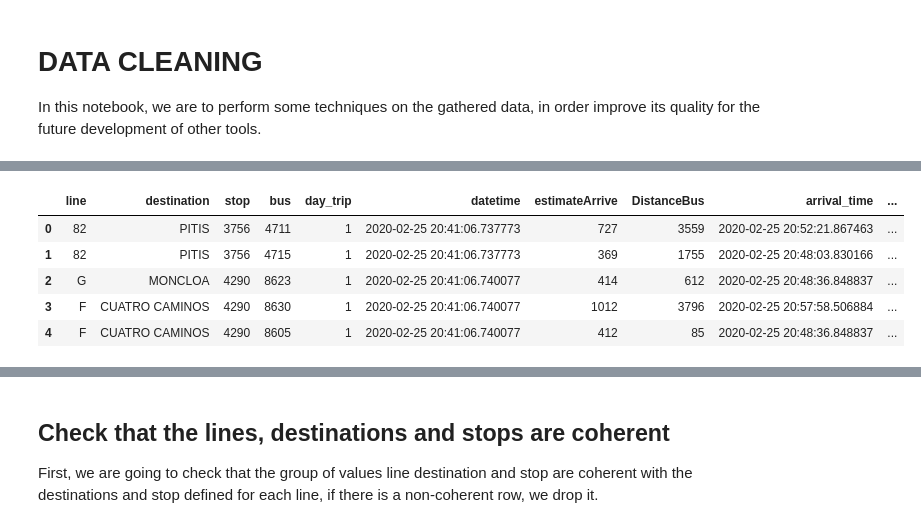
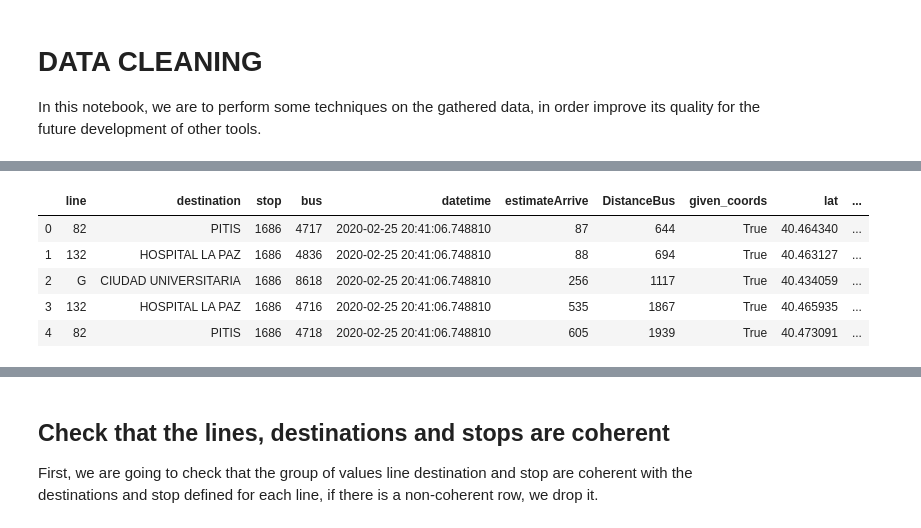
Before and after one commit to Catedra-Cabify-ETSIT-UPM/EMTUrbanBuses_Notebooks, a Jupyter notebook: Data_Cleaning.ipynb, the cells around one changed output, grey strips where cells are left out. Cells and saved outputs as stored; diff of their text form; code cells hidden in the pictures.

```diff
--- a/Data_Cleaning.ipynb
+++ b/Data_Cleaning.ipynb
@@ -19,31 +19,30 @@ INFO: Pandarallel will run on 4 workers.
 INFO: Pandarallel will use Memory file system to transfer data between the main process and workers.
 # %%
 # We load the dataset with the preprocessed arrival_times
-buses_data_at = pd.read_csv('../buses_data_arrival_times.csv',
+buses_data_at = pd.read_csv('../../flash/EMTBuses/buses_data.csv',
     dtype={
         'line': 'str',
         'destination': 'str',
         'stop': 'uint16',
         'bus': 'uint16',
         'day_trip': 'uint16',
         'given_coords': 'bool',
         'pos_in_burst':'uint16',
         'estimateArrive': 'int32',
         'DistanceBus': 'int32',
         'request_time': 'int32',
         'lat':'float32',
         'lon':'float32'
     }
-)[['line','destination','stop','bus','day_trip','datetime','estimateArrive','DistanceBus','arrival_time','given_coords','lat','lon']]
+)[['line','destination','stop','bus','datetime','estimateArrive','DistanceBus','given_coords','lat','lon']]
 
 #Parse the dates
 buses_data_at['datetime'] = pd.to_datetime(buses_data_at['datetime'], format='%Y-%m-%d %H:%M:%S.%f')
-buses_data_at['arrival_time'] = pd.to_datetime(buses_data_at['arrival_time'], format='%Y-%m-%d %H:%M:%S.%f')
 buses_data_at.head()
 # %% [output]
-|  | line | destination | stop | bus | day_trip | datetime | estimateArrive | DistanceBus | arrival_time | ... |
-| 0 | 82 | PITIS | 3756 | 4711 | 1 | 2020-02-25 20:41:06.737773 | 727 | 3559 | 2020-02-25 20:52:21.867463 | ... |
-| 1 | 82 | PITIS | 3756 | 4715 | 1 | 2020-02-25 20:41:06.737773 | 369 | 1755 | 2020-02-25 20:48:03.830166 | ... |
-| 2 | G | MONCLOA | 4290 | 8623 | 1 | 2020-02-25 20:41:06.740077 | 414 | 612 | 2020-02-25 20:48:36.848837 | ... |
-| 3 | F | CUATRO CAMINOS | 4290 | 8630 | 1 | 2020-02-25 20:41:06.740077 | 1012 | 3796 | 2020-02-25 20:57:58.506884 | ... |
-| 4 | F | CUATRO CAMINOS | 4290 | 8605 | 1 | 2020-02-25 20:41:06.740077 | 412 | 85 | 2020-02-25 20:48:36.848837 | ... |
+|  | line | destination | stop | bus | datetime | estimateArrive | DistanceBus | given_coords | lat | ... |
+| 0 | 82 | PITIS | 1686 | 4717 | 2020-02-25 20:41:06.748810 | 87 | 644 | True | 40.464340 | ... |
+| 1 | 132 | HOSPITAL LA PAZ | 1686 | 4836 | 2020-02-25 20:41:06.748810 | 88 | 694 | True | 40.463127 | ... |
+| 2 | G | CIUDAD UNIVERSITARIA | 1686 | 8618 | 2020-02-25 20:41:06.748810 | 256 | 1117 | True | 40.434059 | ... |
+| 3 | 132 | HOSPITAL LA PAZ | 1686 | 4716 | 2020-02-25 20:41:06.748810 | 535 | 1867 | True | 40.465935 | ... |
+| 4 | 82 | PITIS | 1686 | 4718 | 2020-02-25 20:41:06.748810 | 605 | 1939 | True | 40.473091 | ... |
```
Also changed, not shown: parts of 3 cells of this notebook, 3 other files.
